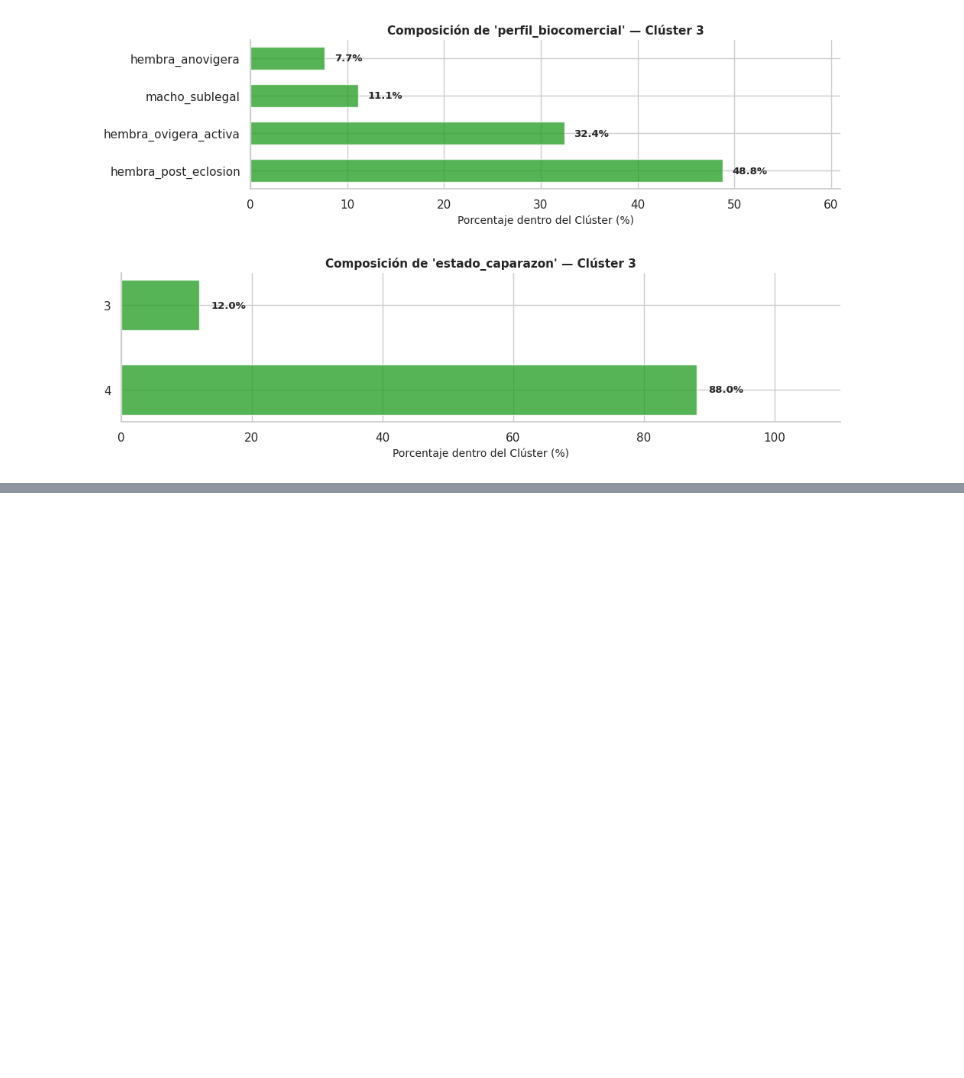
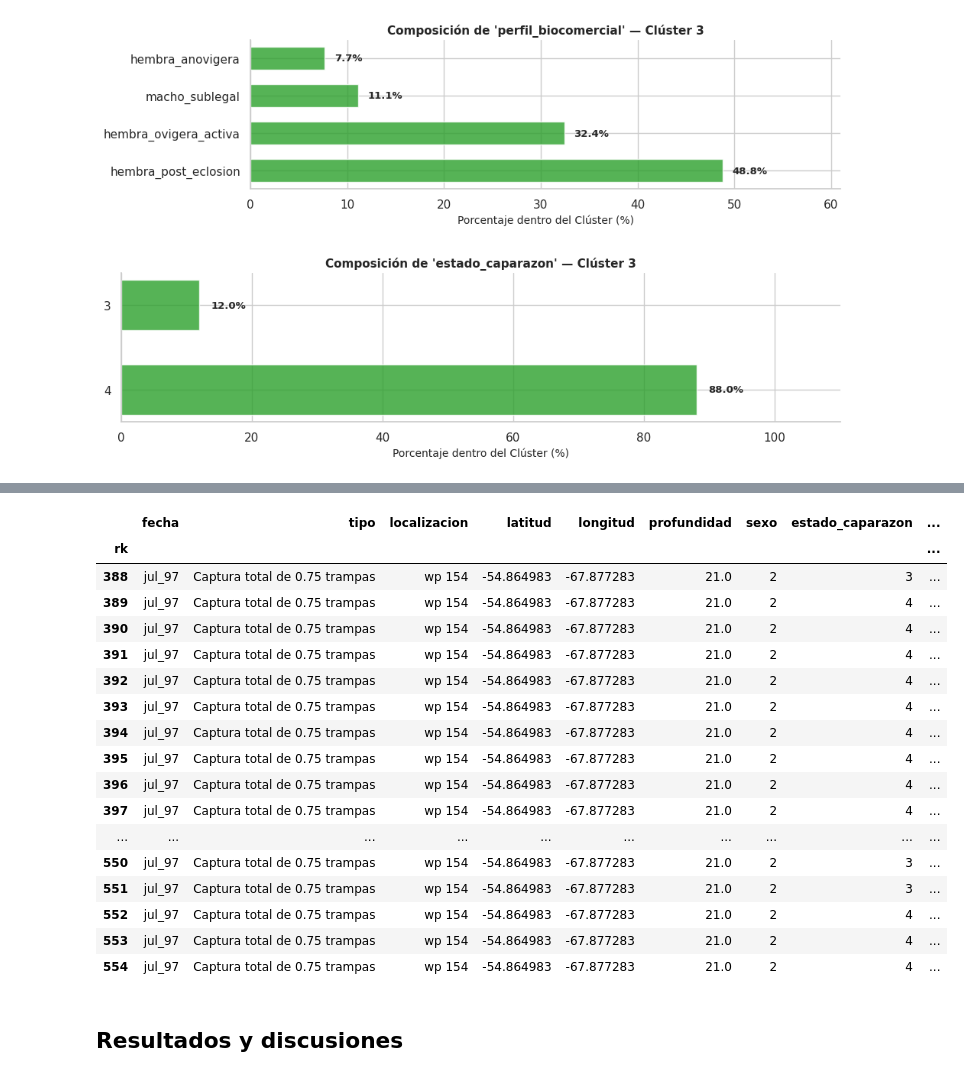
Before and after one commit to Mariano-ds/centollas2026, a Jupyter notebook: mariano/mariano_tp3.ipynb, the cells around one changed output, grey strips where cells are left out. Drawn from its saved outputs; the diff is of its cells as text; code cells hidden in the pictures; blank space fills up the shorter version.

```diff
--- a/mariano/mariano_tp3.ipynb
+++ b/mariano/mariano_tp3.ipynb
@@ -106,6 +106,9 @@ print(aiuda)
 0                Media  1.075301
 1              Mediana  1.072191
 2  Desviación estándar  0.030444
+# %%
+# Eliminar ratio
+df_raw.drop(columns=['ratio'], inplace=True)
 # %% [markdown]
 Debido al alto porcentaje de entradas nulas, se descartan las columnas `ancho_caparazon`, `largo_quela` y `ancho_quela`, pues no permiten sacar conclusiones sobre la muestra.
 # %%
@@ -2020,0 +2172,23 @@ inspeccionar_cluster(
+# %%
+df_individuos[df_individuos['localizacion']=='wp 154']
+# %% [output]
+|  | fecha | tipo | localizacion | latitud | longitud | profundidad | sexo | estado_caparazon | ... |
+| rk |  |  |  |  |  |  |  |  | ... |
+| 388 | jul_97 | Captura total de 0.75 trampas | wp 154 | -54.864983 | -67.877283 | 21.0 | 2 | 3 | ... |
+| 389 | jul_97 | Captura total de 0.75 trampas | wp 154 | -54.864983 | -67.877283 | 21.0 | 2 | 4 | ... |
+| 390 | jul_97 | Captura total de 0.75 trampas | wp 154 | -54.864983 | -67.877283 | 21.0 | 2 | 4 | ... |
+| 391 | jul_97 | Captura total de 0.75 trampas | wp 154 | -54.864983 | -67.877283 | 21.0 | 2 | 4 | ... |
+| 392 | jul_97 | Captura total de 0.75 trampas | wp 154 | -54.864983 | -67.877283 | 21.0 | 2 | 4 | ... |
+| 393 | jul_97 | Captura total de 0.75 trampas | wp 154 | -54.864983 | -67.877283 | 21.0 | 2 | 4 | ... |
+| 394 | jul_97 | Captura total de 0.75 trampas | wp 154 | -54.864983 | -67.877283 | 21.0 | 2 | 4 | ... |
+| 395 | jul_97 | Captura total de 0.75 trampas | wp 154 | -54.864983 | -67.877283 | 21.0 | 2 | 4 | ... |
+| 396 | jul_97 | Captura total de 0.75 trampas | wp 154 | -54.864983 | -67.877283 | 21.0 | 2 | 4 | ... |
+| 397 | jul_97 | Captura total de 0.75 trampas | wp 154 | -54.864983 | -67.877283 | 21.0 | 2 | 4 | ... |
+| ... | ... | ... | ... | ... | ... | ... | ... | ... | ... |
+| 550 | jul_97 | Captura total de 0.75 trampas | wp 154 | -54.864983 | -67.877283 | 21.0 | 2 | 3 | ... |
+| 551 | jul_97 | Captura total de 0.75 trampas | wp 154 | -54.864983 | -67.877283 | 21.0 | 2 | 3 | ... |
+| 552 | jul_97 | Captura total de 0.75 trampas | wp 154 | -54.864983 | -67.877283 | 21.0 | 2 | 4 | ... |
+| 553 | jul_97 | Captura total de 0.75 trampas | wp 154 | -54.864983 | -67.877283 | 21.0 | 2 | 4 | ... |
+| 554 | jul_97 | Captura total de 0.75 trampas | wp 154 | -54.864983 | -67.877283 | 21.0 | 2 | 4 | ... |
+# %% [markdown]
+## Resultados y discusiones
```
Also changed, not shown: parts of 10 cells of this notebook.
